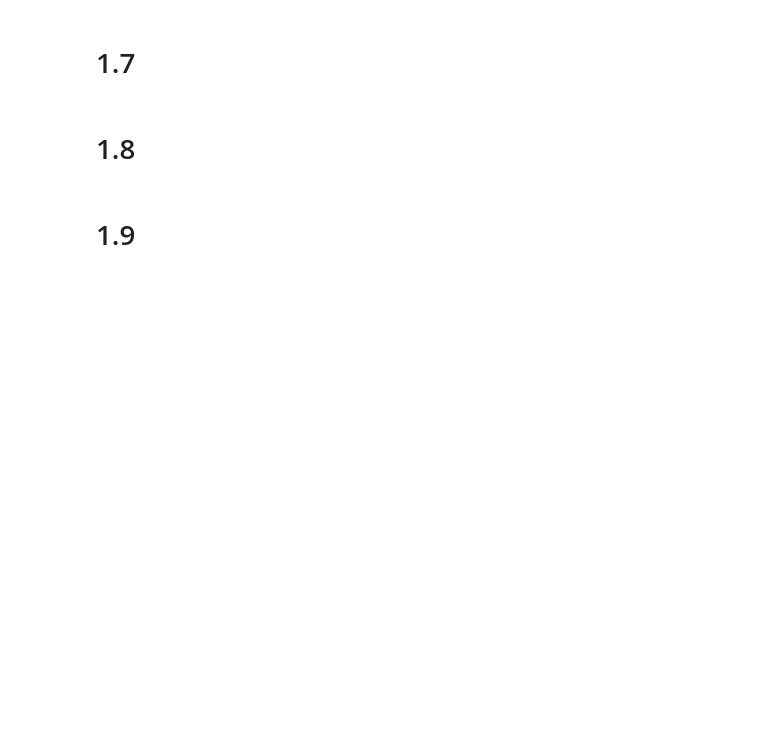
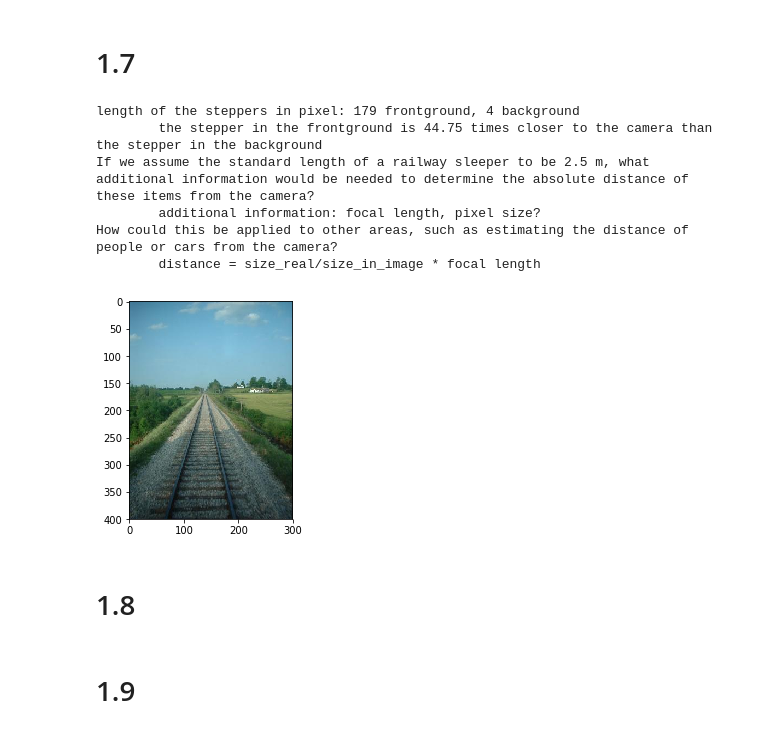
Before and after one commit to philiplassen/My_School_Work, a Jupyter notebook: SIP/ass1/Assignment_1.ipynb, the cells around one changed output. Drawn from its saved outputs; the diff is of its cells as text; code cells hidden in the pictures; blank space fills up the shorter version.

```diff
--- a/SIP/ass1/Assignment_1.ipynb
+++ b/SIP/ass1/Assignment_1.ipynb
@@ -73,5 +136,33 @@ HSV("Images/peppers.png")
 # %% [markdown]
 # 1.7
+# %%
+path = 'Images/railway.png'
+I = imread(path)
+plt.imshow(I)
+#manually measured:
+ycoords_front = [37, 215]
+length_front = ycoords_front[1] - ycoords_front[0] +1
+ycoords_rear = [137, 140]
+length_rear = ycoords_rear[1] - ycoords_rear[0] +1
+print('length of the steppers in pixel: %i frontground, %i background' %(length_front, length_rear))
+#what can we determine about the relative distance to the camera of the two sleepers you have measured?
+z_front = 1/length_front
+z_rear = 1/length_rear
+abs_dist = length_front/length_rear
+print('\tthe stepper in the frontground is %.2f times closer to the camera than the stepper in the background' %abs_dist)
+print('If we assume the standard length of a railway sleeper to be 2.5 m, what additional ' +
+      'information would be needed to determine the absolute distance of these items from the camera?')
+print('\tadditional information: focal length, pixel size?')
+print('How could this be applied to other areas, such as estimating the distance of people or cars from the camera?')
+print('\tdistance = size_real/size_in_image * focal length')
+# %% [output]
+length of the steppers in pixel: 179 frontground, 4 background
+        the stepper in the frontground is 44.75 times closer to the camera than the stepper in the background
+If we assume the standard length of a railway sleeper to be 2.5 m, what additional information would be needed to determine the absolute distance of these items from the camera?
+        additional information: focal length, pixel size?
+How could this be applied to other areas, such as estimating the distance of people or cars from the camera?
+        distance = size_real/size_in_image * focal length
+[figure, added]
 # %% [markdown]
 # 1.8
 # %% [markdown]
```
Also changed, not shown: parts of 3 cells of this notebook, 3 other files.
